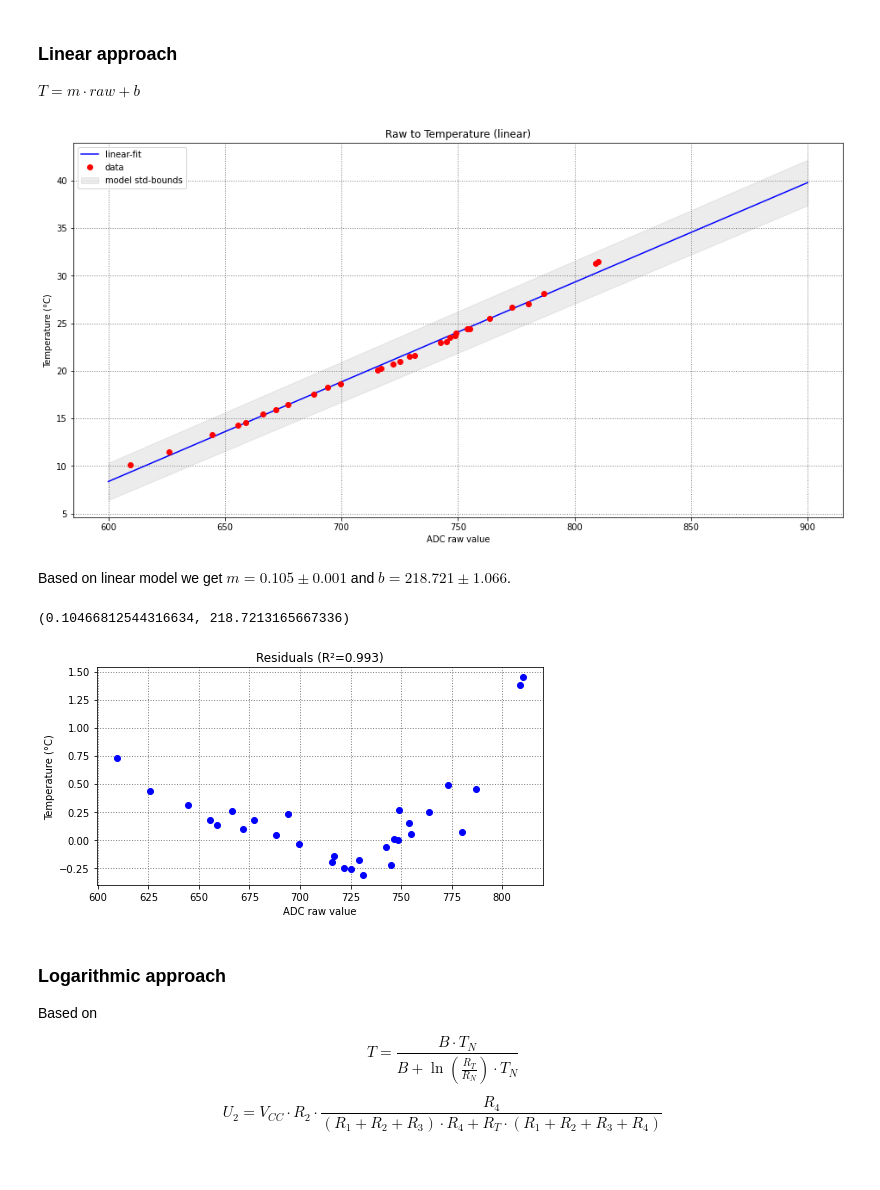
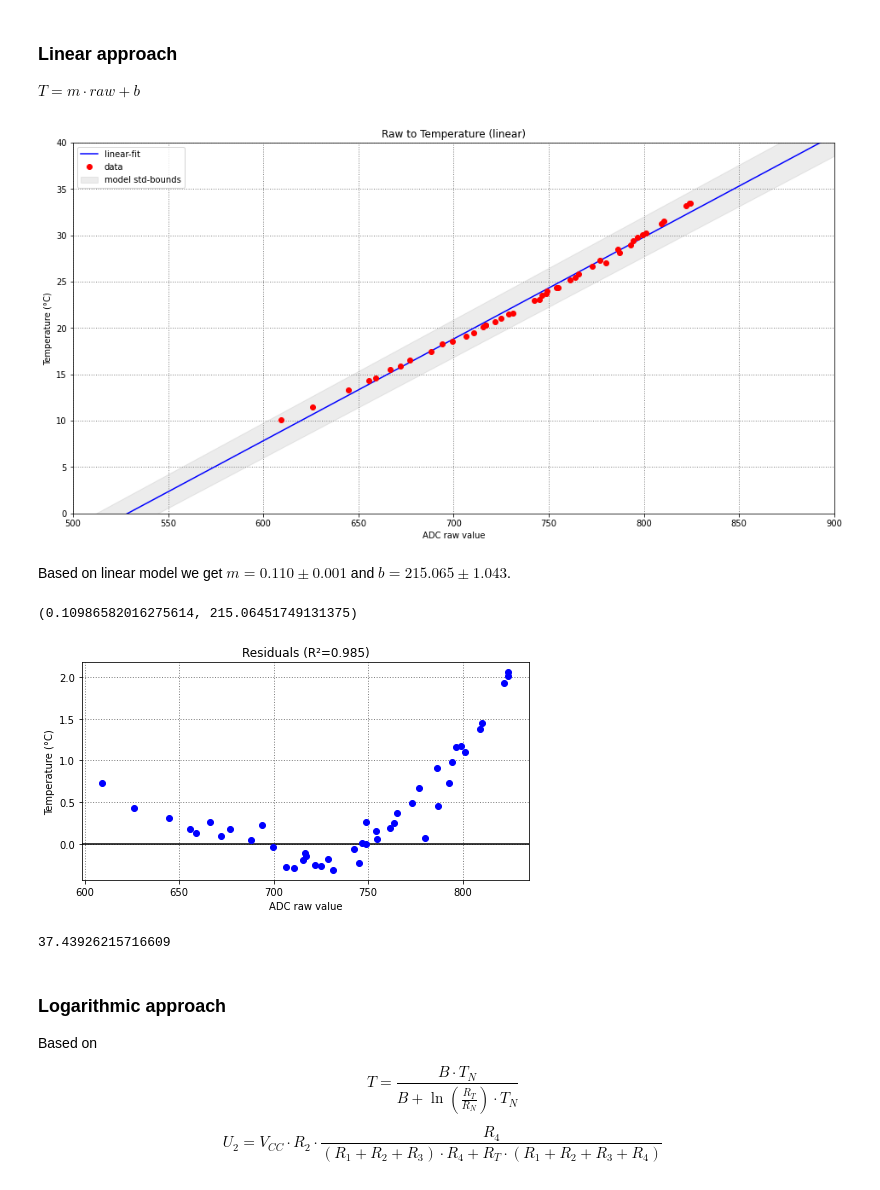
Before and after one commit to henrythasler/sensor-gateway, a Jupyter notebook: docs/temperature-calculation.ipynb, the cells around one changed output. Cells and saved outputs as stored; diff of their text form; code cells hidden in the pictures.

Commit message:
update model data

```diff
--- a/docs/temperature-calculation.ipynb
+++ b/docs/temperature-calculation.ipynb
@@ -58,8 +54,8 @@ To actually calculate the current temperature from a given ADC-value we need to
 1. get a general idea what the formula looks like
 2. sample data
 # %%
-raw = np.array([787, 780, 773, 754, 749, 729, 717, 722, 725, 731.3, 746.6, 754.9, 763.7, 748.7, 742.5, 715.6, 699.5, 694, 677, 688, 672, 659, 644.7, 666.5, 655.7, 609.5, 626, 745, 809, 810.3])
-temp = np.array([28.1, 27, 26.7, 24.4, 24, 21.5, 20.3, 20.7, 21, 21.6, 23.5, 24.4, 25.5, 23.7, 23, 20.1, 18.6, 18.3, 16.5, 17.5, 15.9, 14.6, 13.3, 15.5, 14.3, 10.1, 11.5, 23.1, 31.3, 31.5])+273.15
+raw = np.array([787, 780, 773, 754, 749, 729, 717, 722, 725, 731.3, 746.6, 754.9, 763.7, 748.7, 742.5, 715.6, 699.5, 694, 677, 688, 672, 659, 644.7, 666.5, 655.7, 609.5, 626, 745, 809, 810.3, 761.4, 765.5, 777.1, 786.45, 793, 794.4, 796.6, 799.4, 822.1, 823.8, 824.2, 801.1, 716.7, 710.7, 706.7])
+temp = np.array([28.1, 27, 26.7, 24.4, 24, 21.5, 20.3, 20.7, 21, 21.6, 23.5, 24.4, 25.5, 23.7, 23, 20.1, 18.6, 18.3, 16.5, 17.5, 15.9, 14.6, 13.3, 15.5, 14.3, 10.1, 11.5, 23.1, 31.3, 31.5, 25.2, 25.8, 27.3, 28.5, 29, 29.4, 29.8, 30.1, 33.2, 33.5, 33.5, 30.2, 20.3, 19.5, 19.1])+273.15
 # %% [markdown]
 ### Linear approach
 
@@ -73,8 +69,10 @@ popt, pcov = curve_fit(func, raw, temp)
 a=popt[0]
 b=popt[1]
 
-x_data = np.arange(600, 901, 10)
+x_data = np.arange(500, 901, 10)
 y_data = func(x_data, *popt)
+
+plt.rcParams['figure.figsize'] = [16,8]
 
 plt.plot(x_data, y_data-273.15, 'b-', label='linear-fit')
 
@@ -90,39 +88,45 @@ plt.rcParams['figure.figsize'] = [16,8]
 plt.grid(color='grey', linestyle=':', linewidth=1)
 
 plt.legend();
+plt.axis([500, 900, 0, 40]);
 plt.title('Raw to Temperature (linear)');
 plt.xlabel('ADC raw value');
 plt.ylabel('Temperature (°C)');
 # %% [output]
-[figure, old version]
+[figure, new version]
 # %%
 md("Based on linear model we get $m={:.3f} \pm {:.3f}$ and $b={:.3f} \pm {:.3f}$.".format(a, stdevs[0], b, stdevs[1]))
 # %% [output]
-Based on linear model we get $m=0.105 \pm 0.001$ and $b=218.721 \pm 1.066$.
+Based on linear model we get $m=0.110 \pm 0.001$ and $b=215.065 \pm 1.043$.
 # %%
 a, b
 # %% [output]
-(0.10466812544316634, 218.7213165667336)
+(0.10986582016275614, 215.06451749131375)
 # %%
 def func(x, m, b):
     return m * x + b
 
 x_data = raw
 residuals = temp-func(x_data, 0.103, 219.74);
 
 ss_res = np.sum(residuals**2)
 ss_tot = np.sum((temp-np.mean(temp))**2)
 r_squared = 1 - (ss_res / ss_tot)
 
 plt.rcParams['figure.figsize'] = [8,4]
+plt.axhline( color='black');
 plt.plot(x_data, residuals, 'bo', label='residuals');
 plt.grid(color='grey', linestyle=':', linewidth=1)
 
 plt.title('Residuals (R²={:.3})'.format(r_squared));
 plt.xlabel('ADC raw value');
 plt.ylabel('Temperature (°C)');
 # %% [output]
-[figure, old version]
+[figure, new version]
+# %%
+np.sum(residuals**3)
+# %% [output]
+37.43926215716609
 # %% [markdown]
 
 ### Logarithmic approach
```
Also changed, not shown: parts of 7 cells of this notebook, 1 other file.
